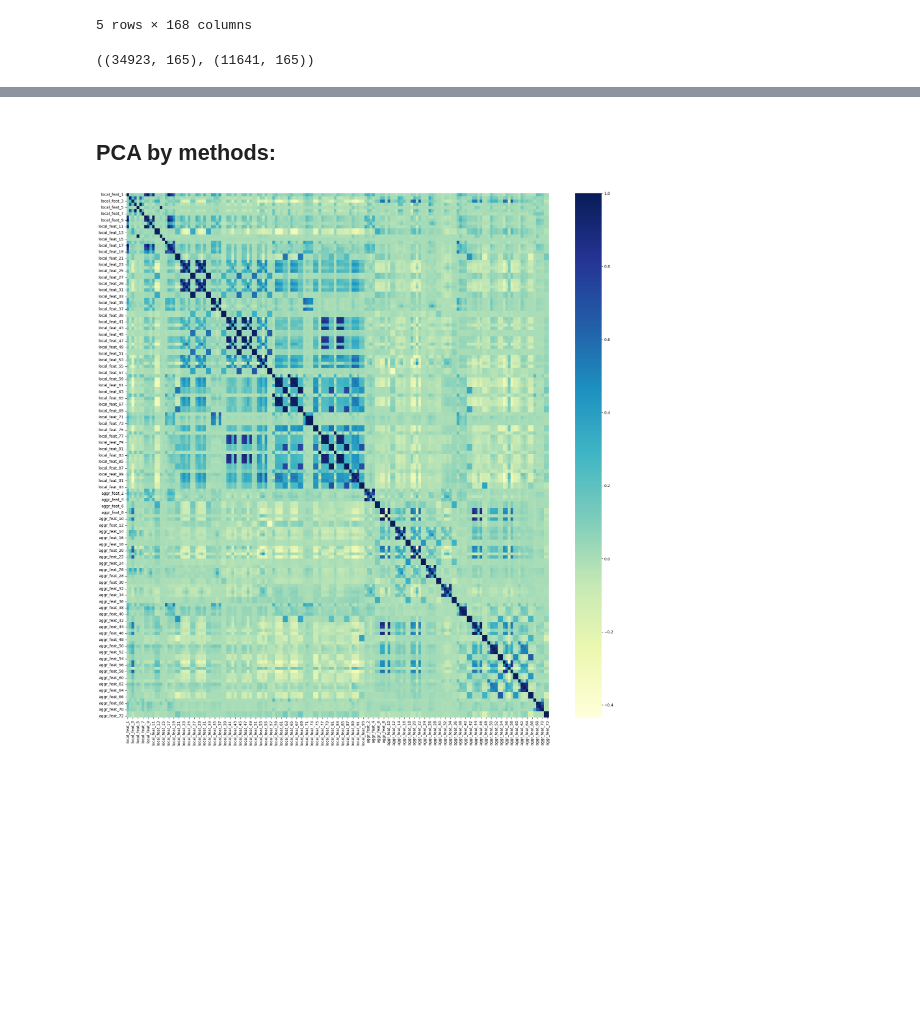
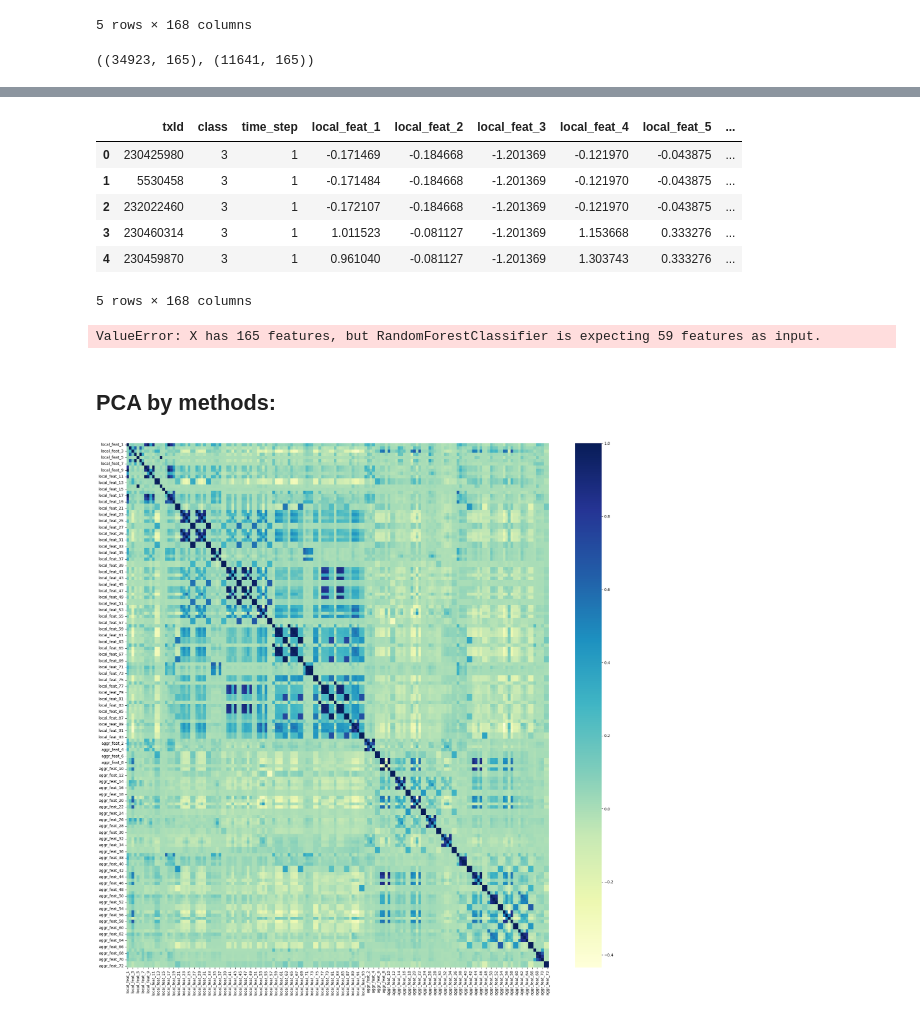
Before and after one commit to quicksid/Anti_Money_Laundering_Bitcoin_Transaction, a Jupyter notebook: aml_eda.ipynb, the cells around one changed output, grey strips where cells are left out. Drawn from its saved outputs; the diff is of its cells as text; code cells hidden in the pictures; blank space fills up the shorter version.

```diff
--- a/aml_eda.ipynb
+++ b/aml_eda.ipynb
@@ -386,0 +433,18 @@ The accuracy of Gradient Boosing model is 0.9676144661111589.
+# %%
+unknown_ids = df_class_feature.loc[df_class_feature['class'] == 3, ['txId']]
+# %%
+df_final_edgelist = df_edgelist.loc[df_edgelist['txId1'].isin(unknown_ids.squeeze())]
+df_final_classes = df_classes.loc[df_classes['txId'].isin(unknown_ids.squeeze())]
+df_final_features = df_features.loc[df_features['txId'].isin(unknown_ids.squeeze())]
+# %%
+df_final_class_feature = pd.merge(df_final_classes, df_final_features)
+
+df_final_class_feature.head()
+# %% [output]
+|  | txId | class | time_step | local_feat_1 | local_feat_2 | local_feat_3 | local_feat_4 | local_feat_5 | ... |
+| 0 | 230425980 | 3 | 1 | -0.171469 | -0.184668 | -1.201369 | -0.121970 | -0.043875 | ... |
+| 1 | 5530458 | 3 | 1 | -0.171484 | -0.184668 | -1.201369 | -0.121970 | -0.043875 | ... |
+| 2 | 232022460 | 3 | 1 | -0.172107 | -0.184668 | -1.201369 | -0.121970 | -0.043875 | ... |
+| 3 | 230460314 | 3 | 1 | 1.011523 | -0.081127 | -1.201369 | 1.153668 | 0.333276 | ... |
+| 4 | 230459870 | 3 | 1 | 0.961040 | -0.081127 | -1.201369 | 1.303743 | 0.333276 | ... |
+5 rows × 168 columns
@@ -387,3 +455,8 @@ The accuracy of Gradient Boosing model is 0.9676144661111589.
+# %%
+y_pred_unknown = rf_classifier.predict(X_unknown)
+y_pred_unknown
+# %% [output]
+ValueError: X has 165 features, but RandomForestClassifier is expecting 59 features as input.
 # %% [markdown]
 ## PCA by methods:
 # %%
```
Also changed, not shown: parts of 64 cells of this notebook.
